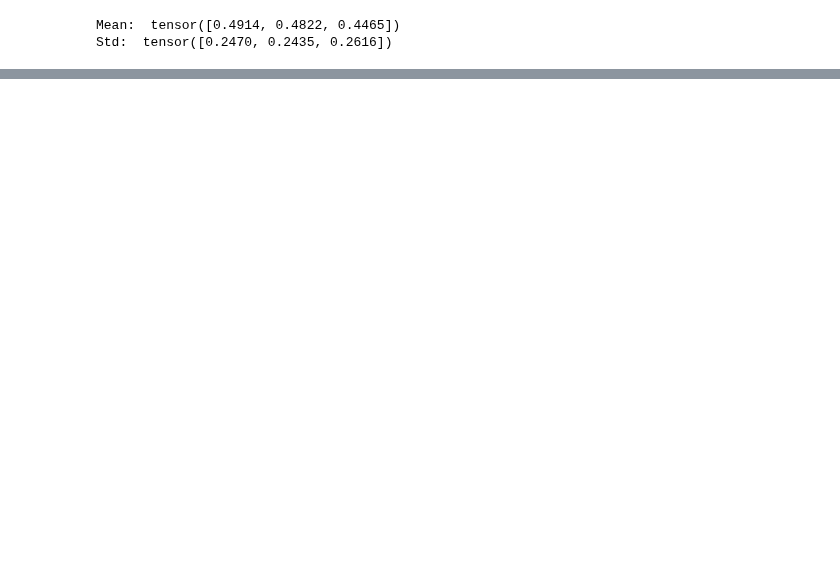
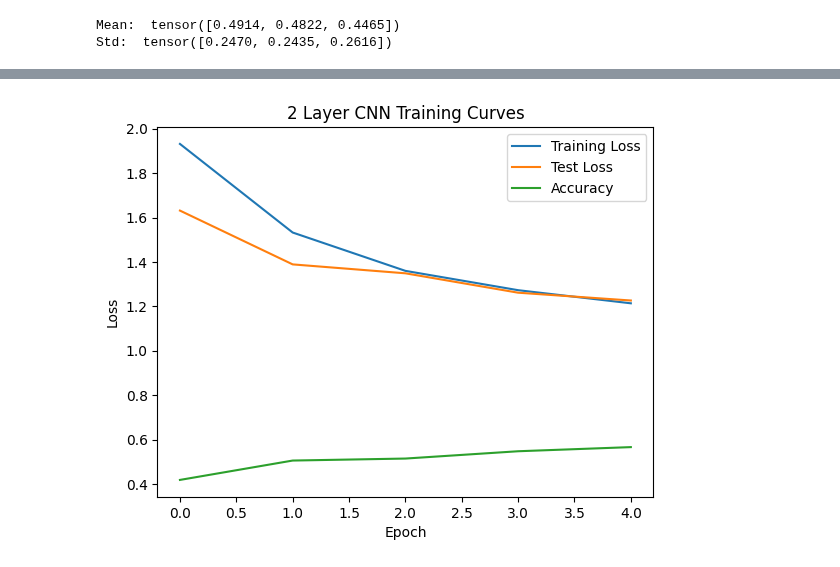
Before and after one commit to jaskinkabir/Intro_ML, a Jupyter notebook: HM7/HM7.ipynb, the cells around one changed output, grey strips where cells are left out. Drawn from its saved outputs; the diff is of its cells as text; code cells hidden in the pictures; blank space fills up the shorter version.

```diff
--- a/HM7/HM7.ipynb
+++ b/HM7/HM7.ipynb
@@ -102,7 +102,7 @@ class Classifier(nn.Module):
 
         scaler = GradScaler("cuda")
         optimizer = optimizer(self.parameters(), *optimizer_args, **optimizer_kwargs)
-        scheduler = torch.optim.lr_scheduler.ReduceLROnPlateau(optimizer, 'max', patience=7, factor=sched_factor)
+        scheduler = torch.optim.lr_scheduler.ReduceLROnPlateau(optimizer, 'max', patience=5, factor=sched_factor)
         training_time = 0
         train_hist = torch.zeros(epochs, device=device)
         test_hist = torch.zeros(epochs, device=device)
@@ -206,9 +206,9 @@ class Classifier(nn.Module):
         self.accuracy_hist = accuracy_hist
 
     def plot_training(self, title='Training Results'):
-        plt.plot(self.train_hist, label='Training Loss')
-        plt.plot(self.test_hist, label='Test Loss')
-        plt.plot(self.accuracy_hist, label='Accuracy')
+        plt.plot(self.train_hist.detach().cpu(), label='Training Loss')
+        plt.plot(self.test_hist.detach().cpu(), label='Test Loss')
+        plt.plot(self.accuracy_hist.detach().cpu(), label='Accuracy')
         plt.title(title)
         plt.xlabel('Epoch')
         plt.ylabel('Loss')
@@ -272,29 +272,60 @@ class ConvImageClassifier(Classifier):
             self.stack.add_module(f'activation_fc{i}', nn.Tanh())
             self.stack.add_module(f'fc{i}', nn.Linear(fc_layers[i-1], fc_layers[i]))
 # %%
-%%skip
-
 try:
     del train_loader
     del test_loader
     del model_1a
     del model_1b
+    del resnet
+    del train_loader_cuda
+    del test_loader_cuda
 except:
     pass
 
-workers = 16
+# Reset CUDA context
+start = time.time()
+torch.cuda.empty_cache()
+torch.cuda.reset_peak_memory_stats()
 
+gc.collect()
+
+
+cifar10_train = datasets.CIFAR10(data_path, train=True, download=dl, transform=transform)
+cifar10_test = datasets.CIFAR10(data_path, train=False, download=dl, transform=transform)
+
+batch_size = int(2**11)
+workers = 12
+cpu_prefetch = 39
+gpu_prefetch = 28
+
+print('begin init train_loader')
 train_loader = DataLoader(
     cifar10_train,
-    batch_size=2048,
+    batch_size=batch_size,
     shuffle=True,
     num_workers=workers,
-    pin_memory=True,
-    prefetch_factor=4
+    prefetch_factor=cpu_prefetch,
+    pin_memory=True
 )
 
+X_batch = next(iter(train_loader))[0]
+dtype_size = X_batch.element_size()
+print(f"Batch Size: {X_batch.element_size() * X_batch.nelement() / 1024**2} MiB")
 
-test_loader = DataLoader(cifar10_test, batch_size=len(cifar10_test), shuffle=True, num_workers=workers, pin_memory=True, prefetch_factor=4)
+
+print('begin init fetcher')
+train_loader_cuda = CudaDataPrefetcher(
+    data_iterable = train_loader,
+    device = torch.device('cuda'),
+    num_prefetch_batches=gpu_prefetch
+)
+test_loader = DataLoader(cifar10_test, batch_size=len(cifar10_test), shuffle=True, num_workers=workers, pin_memory=True, prefetch_factor=1)
+test_loader_cuda = CudaDataPrefetcher(
+    data_iterable = test_loader,
+    device = torch.device('cuda'),
+    num_prefetch_batches=1
+)
 
 model_1a = ConvImageClassifier(
     input_dim = 32,
@@ -307,10 +338,11 @@ print(model_1a.stack)
 
 model_1a.train_model(
     epochs=200,
-    train_loader=train_loader,
-    train_len=len(cifar10_train),
-    test_loader=test_loader,
-    test_len=len(cifar10_test),
+    train_loader=train_loader_cuda,
+    train_len=len(train_loader),
+    test_loader=test_loader_cuda,
+    test_len=len(test_loader),
+    test_size = len(cifar10_test),
     loss_fn=nn.CrossEntropyLoss(),
     optimizer=torch.optim.Adam,
     optimizer_kwargs={'lr': 8e-3, 'weight_decay': 1e-2},
@@ -320,7 +352,6 @@ model_1a.train_model(
 
 del train_loader
 del test_loader
-del cifar10_train
-del cifar10_test
 
 model_1a.plot_training("2 Layer CNN Training Curves")
+# %% [output]
@@ -327 +375,2 @@ model_1a.plot_training("2 Layer CNN Training Curves")
+[figure, added]
 # %%
```
Also changed, not shown: parts of 4 cells of this notebook.
